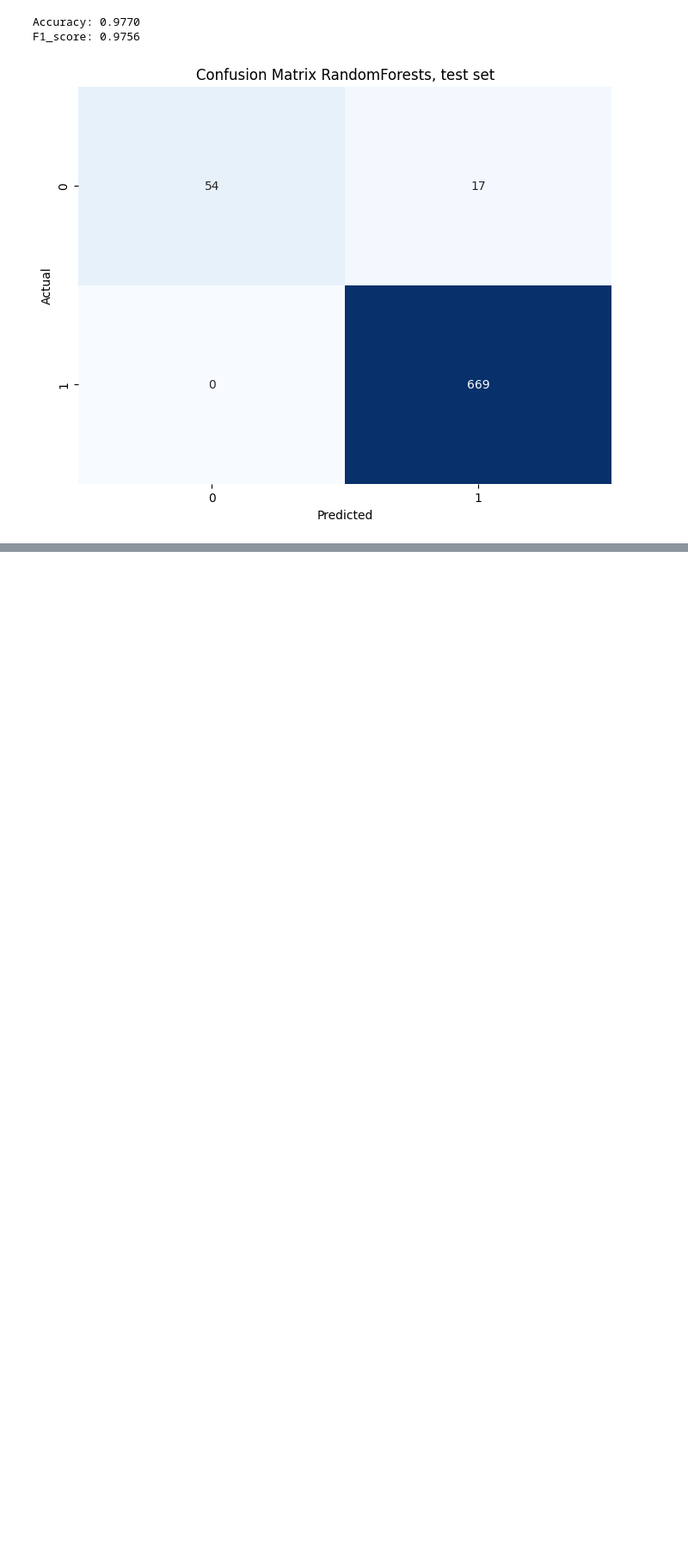
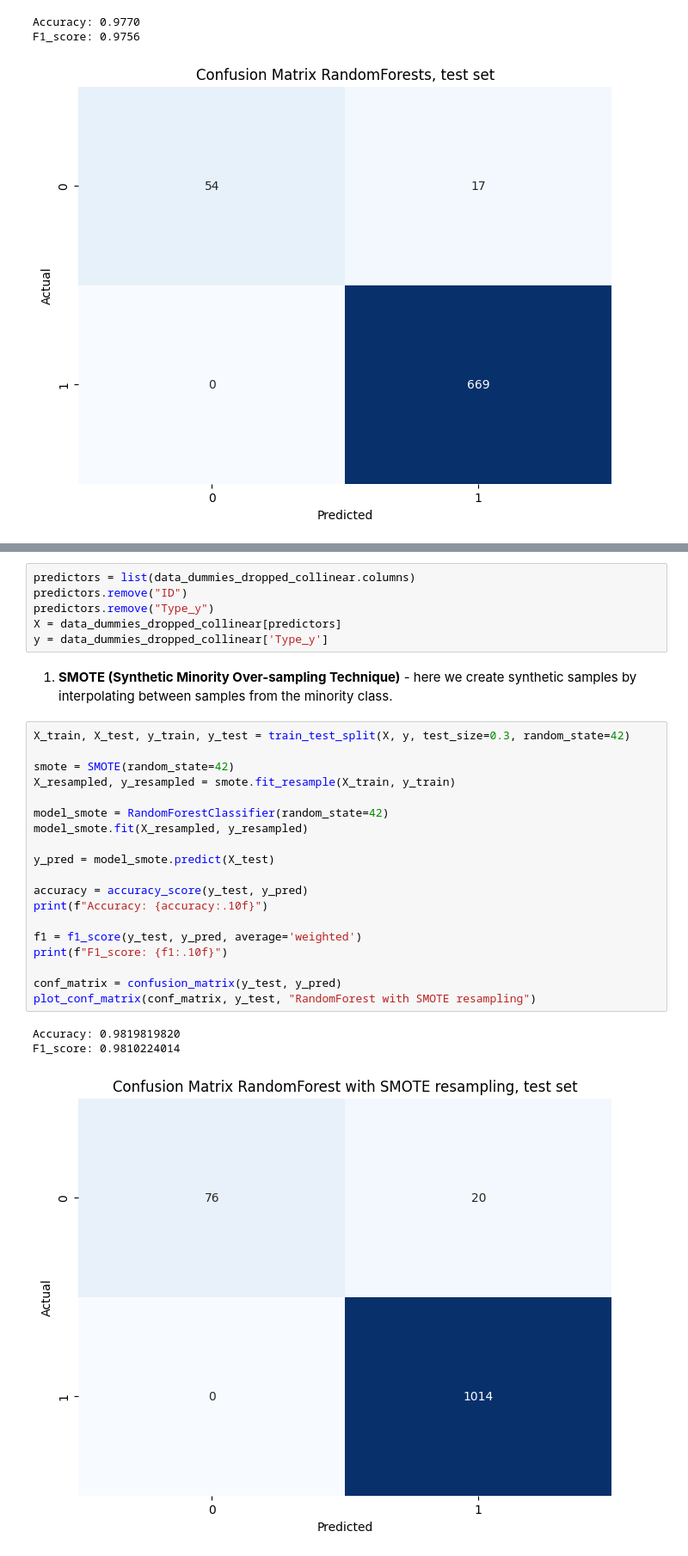
Before and after one commit to nursaltyn/binary_classifier, a Jupyter notebook: classifier.ipynb, the cells around one changed output, grey strips where cells are left out. Shown: that part at 86% size. Cells and saved outputs as stored; diff of their text form; blank space fills up the shorter version.

```diff
--- a/classifier.ipynb
+++ b/classifier.ipynb
@@ -991,0 +627,31 @@ We expect your submission to be a reflection of your methodical approach and att
+# %%
+predictors = list(data_dummies_dropped_collinear.columns)
+predictors.remove("ID")
+predictors.remove("Type_y")
+X = data_dummies_dropped_collinear[predictors]
+y = data_dummies_dropped_collinear['Type_y']
+# %% [markdown]
+1. **SMOTE (Synthetic Minority Over-sampling Technique)** - here we create synthetic samples by interpolating between samples from the minority class.
+# %%
+X_train, X_test, y_train, y_test = train_test_split(X, y, test_size=0.3, random_state=42)
+
+smote = SMOTE(random_state=42)
+X_resampled, y_resampled = smote.fit_resample(X_train, y_train)
+
+model_smote = RandomForestClassifier(random_state=42)
+model_smote.fit(X_resampled, y_resampled)
+
+y_pred = model_smote.predict(X_test)
+
+accuracy = accuracy_score(y_test, y_pred)
+print(f"Accuracy: {accuracy:.10f}")
+
+f1 = f1_score(y_test, y_pred, average='weighted')
+print(f"F1_score: {f1:.10f}")
+
+conf_matrix = confusion_matrix(y_test, y_pred)
+plot_conf_matrix(conf_matrix, y_test, "RandomForest with SMOTE resampling")
+# %% [output]
+Accuracy: 0.9819819820
+F1_score: 0.9810224014
+[figure, added]
```
Also changed, not shown: parts of 75 cells of this notebook, 1 other file.
